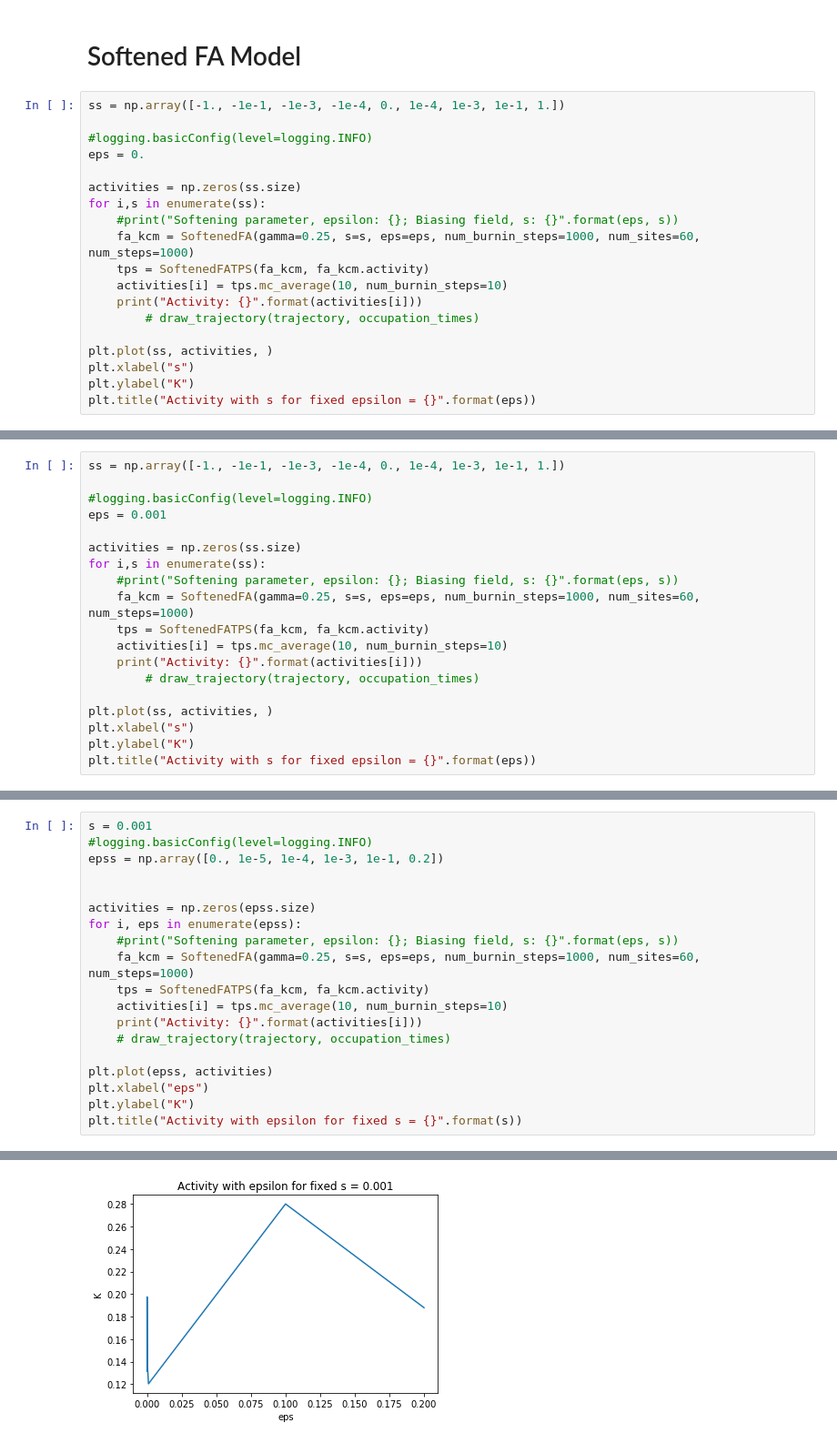
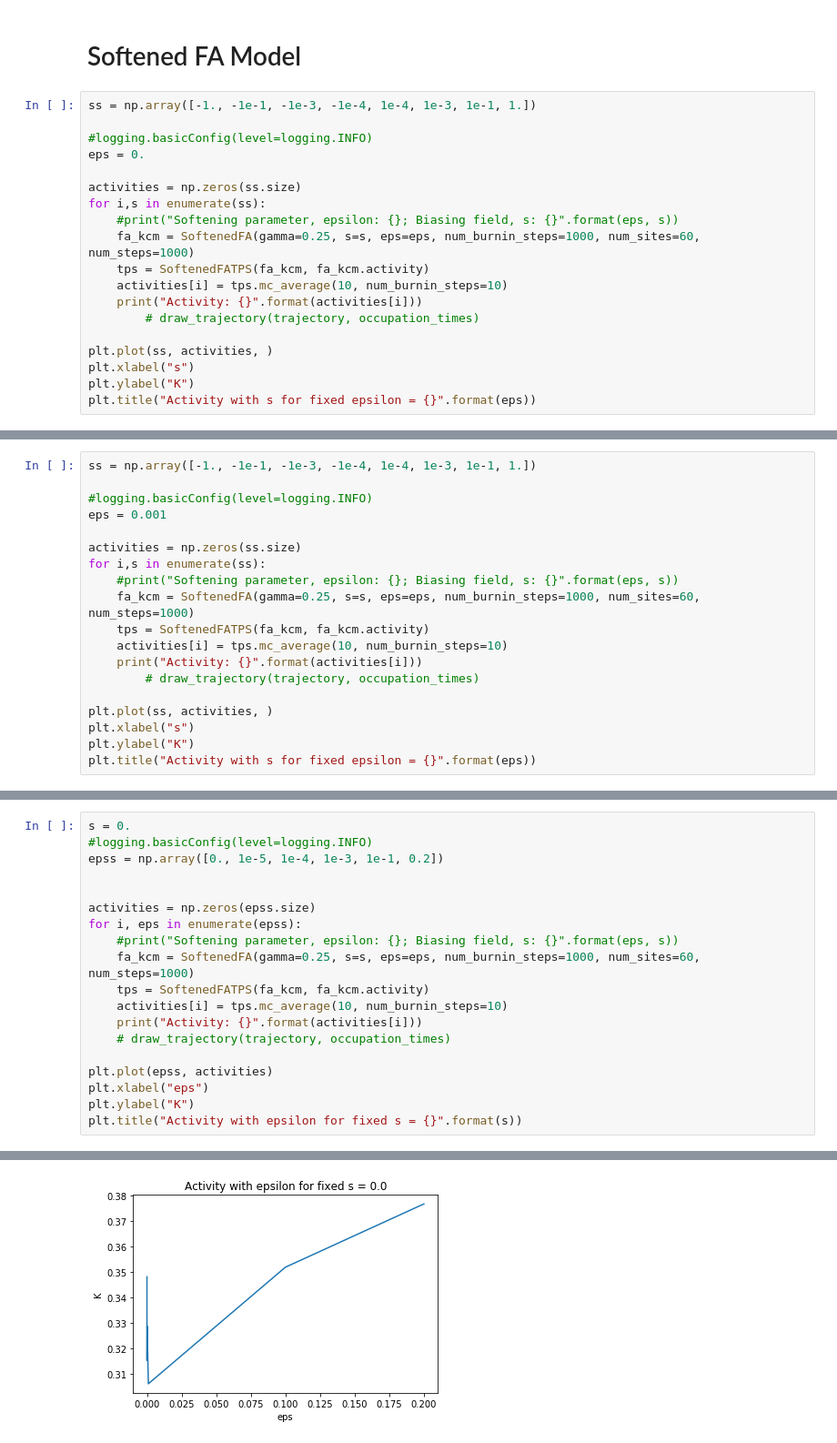
Before and after one commit to jqhoogland/ACM, a Jupyter notebook: Continuous Time Done Correctly.ipynb, the cells around one changed output, grey strips where cells are left out. Shown: that part at 91% size. Saved outputs shown, nothing was run; the diff lists cells and outputs as text.

```diff
--- a/Continuous Time Done Correctly.ipynb
+++ b/Continuous Time Done Correctly.ipynb
@@ -16,7 +16,7 @@ This is what we want to see (also a reference for the parameter ranges)
 # %% [markdown]
 # Softened FA Model
 # %%
-ss = np.array([-1., -1e-1, -1e-3, -1e-4, 0., 1e-4, 1e-3, 1e-1, 1.])
+ss = np.array([-1., -1e-1, -1e-3, -1e-4, 1e-4, 1e-3, 1e-1, 1.])
 
 #logging.basicConfig(level=logging.INFO)
 eps = 0.
@@ -49,5 +48,5 @@ Text(0.5,1,'Activity with s for fixed epsilon = 0.0')
 # %%
-ss = np.array([-1., -1e-1, -1e-3, -1e-4, 0., 1e-4, 1e-3, 1e-1, 1.])
+ss = np.array([-1., -1e-1, -1e-3, -1e-4, 1e-4, 1e-3, 1e-1, 1.])
 
 #logging.basicConfig(level=logging.INFO)
 eps = 0.001
@@ -80,5 +78,5 @@ Text(0.5,1,'Activity with s for fixed epsilon = 0.001')
 # %%
-s = 0.001
+s = 0.
 #logging.basicConfig(level=logging.INFO)
 epss = np.array([0., 1e-5, 1e-4, 1e-3, 1e-1, 0.2])
 
@@ -107 +105 @@ Text(0.5,1,'Activity with epsilon for fixed s = 0.001')
-[figure, old version]
+[figure, new version]
```
Also changed, not shown: parts of 4 cells of this notebook, 1 other file.
